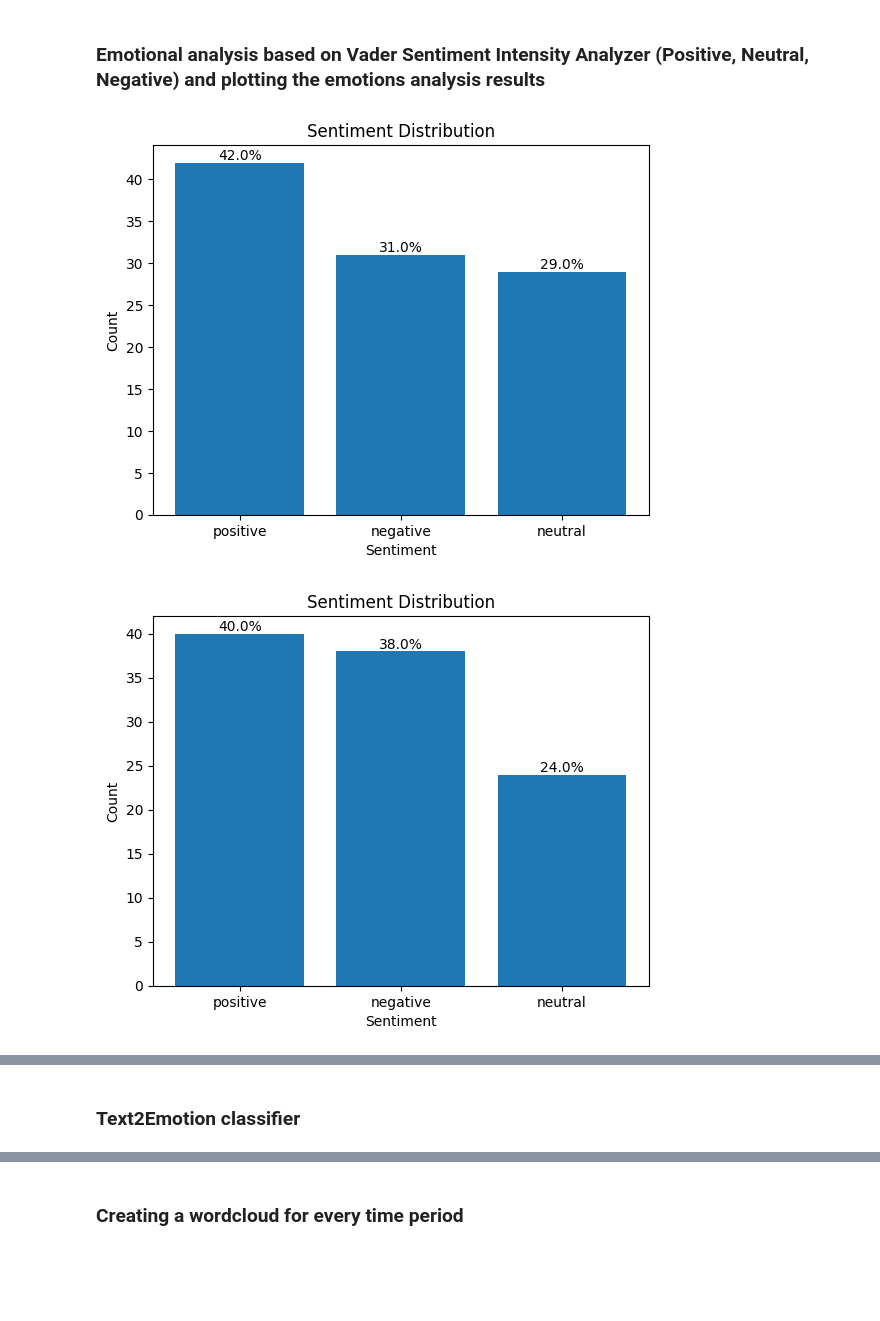
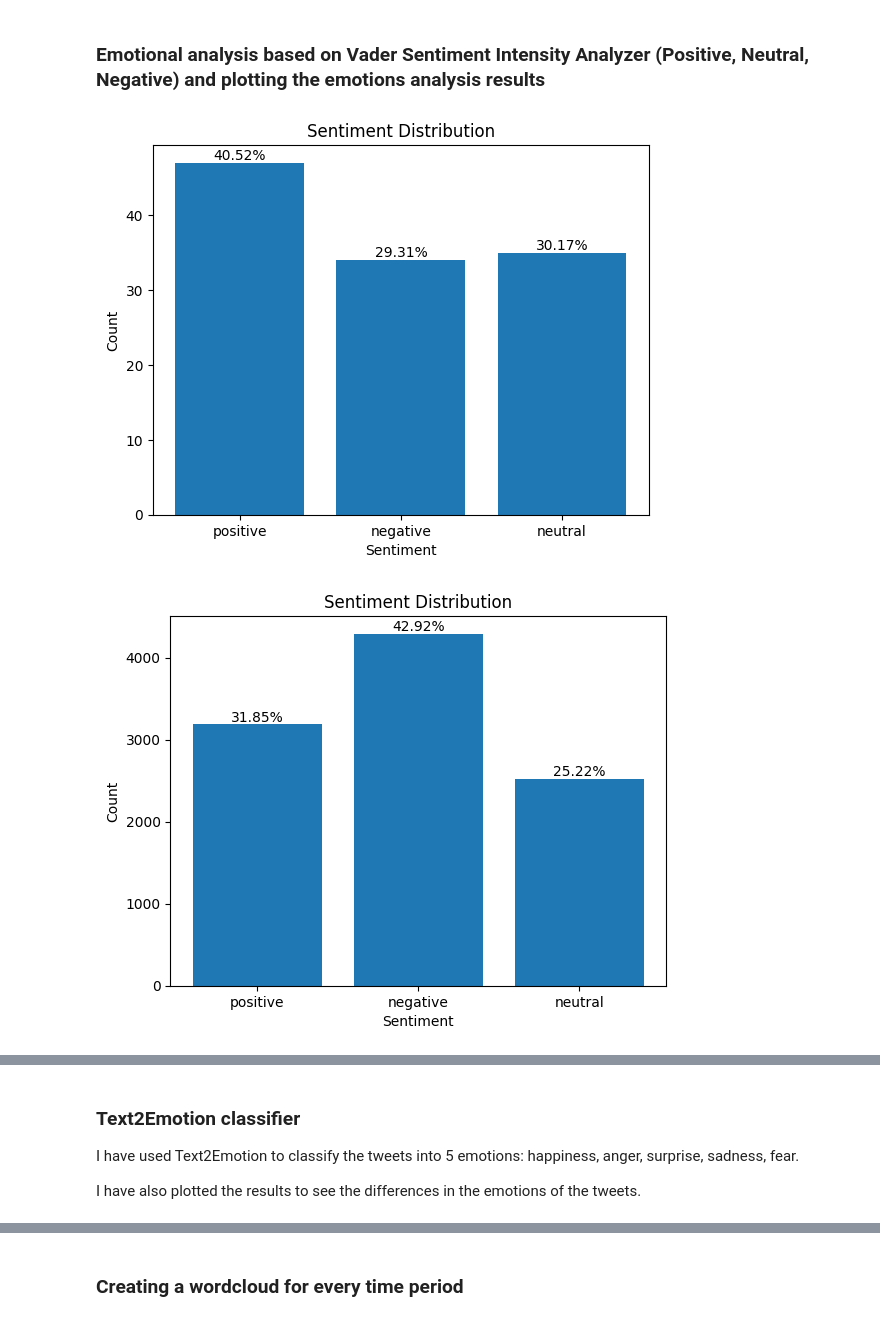
Before and after one commit to BartoszBrodowski/computational-intelligence, a Jupyter notebook: project3/scraper.ipynb, the cells around one changed output, grey strips where cells are left out. Cells and saved outputs as stored; diff of their text form; code cells hidden in the pictures; blank space fills up the shorter version.

```diff
--- a/project3/scraper.ipynb
+++ b/project3/scraper.ipynb
@@ -4,5 +21,5 @@ import snscrape.modules.twitter as sntwitter
 # %%
-AMOUNT_OF_TWEETS = 100
+AMOUNT_OF_TWEETS = 10000
 
 scraper_before_fame = sntwitter.TwitterSearchScraper('Andrew Tate lang:en since:2022-01-01 until:2022-01-07')
 scraper_while_controversy = sntwitter.TwitterSearchScraper('Andrew Tate lang:en since:2022-08-21 until:2022-08-27')
@@ -41,9 +58,19 @@ for i,tweet in enumerate(scraper_after_arrest.get_items()):
     if i > AMOUNT_OF_TWEETS:
         break
 
-print(tweets_before_fame)
-print(tweets_while_controversy)
-print(tweets_after_arrest)
+import json
+
+def save_to_file(tweets_list, file_name):
+    with open(file_name, 'w') as outfile:
+        json.dump(tweets_list, outfile)
+
+save_to_file(tweets_before_fame, 'tweets_before_fame.json')
+save_to_file(tweets_while_controversy, 'tweets_while_controversy.json')
+save_to_file(tweets_after_arrest, 'tweets_after_arrest.json')
+
+print(len(tweets_before_fame))
+print(len(tweets_while_controversy))
+print(len(tweets_after_arrest))
 # %% [output]
 Unavailable user in card on tweet 1478699262007468035
 User 1324742403492892673 not found in user refs in card on tweet 1478699262007468035
@@ -194,33 +233,33 @@ def plot_sentiment_intensity(tweets_list):
     positive_tweets = []
     negative_tweets = []
     neutral_tweets = []
 
     for tweet in tweets_list:
         tweet["sentiment"] = sid.polarity_scores(" ".join(tweet["text"]))
         if tweet["sentiment"]["compound"] > 0:
             positive_tweets.append(tweet)
         elif tweet["sentiment"]["compound"] < 0:
             negative_tweets.append(tweet)
         else:
             neutral_tweets.append(tweet)
 
     numbers = [len(positive_tweets), len(negative_tweets), len(neutral_tweets)]
     labels = ['positive', 'negative', 'neutral']
 
     plt.bar(labels, numbers)
     for i, num in enumerate(numbers):
-        percentage = str(round(num/AMOUNT_OF_TWEETS * 100, 2)) + "%"
+        percentage = str(round(num/len(tweets_list) * 100, 2)) + "%"
         plt.text(i, num, percentage, ha='center', va='bottom')
 
     plt.title('Sentiment Distribution')
     plt.xlabel('Sentiment')
     plt.ylabel('Count')
 
     plt.show()
 
 plot_sentiment_intensity(lemmatized_filtered_tokenized_tokenized_tweets_before_fame)
 plot_sentiment_intensity(lemmatized_filtered_tokenized_tokenized_tweets_while_controversy)
 plot_sentiment_intensity(lemmatized_filtered_tokenized_tokenized_tweets_after_arrest)
 # %% [output]
-[figure, old version]
+[figure, new version]
-[figure, old version]
+[figure, new version]
@@ -228,4 +267,8 @@ plot_sentiment_intensity(lemmatized_filtered_tokenized_tokenized_tweets_after_ar
-# %% [markdown]
-### Text2Emotion classifier
+# %% [markdown]
+### Text2Emotion classifier
+
+I have used Text2Emotion to classify the tweets into 5 emotions: happiness, anger, surprise, sadness, fear.
+
+I have also plotted the results to see the differences in the emotions of the tweets.
 # %%
 import text2emotion as te
```
Also changed, not shown: parts of 19 cells of this notebook, 3 other files.
